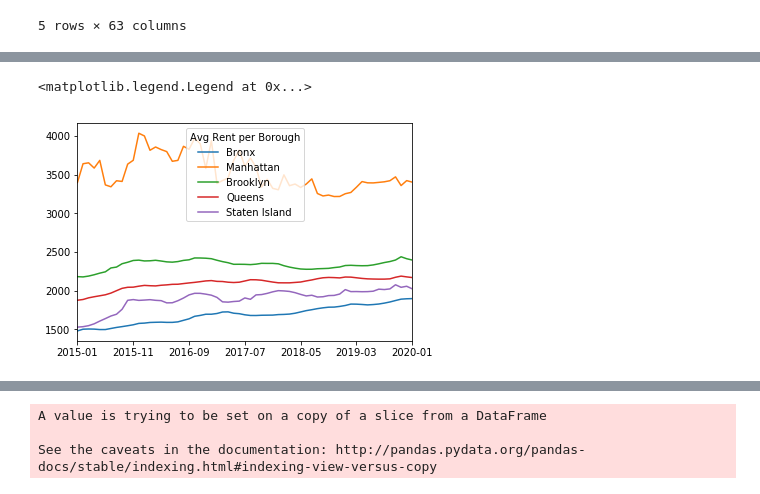
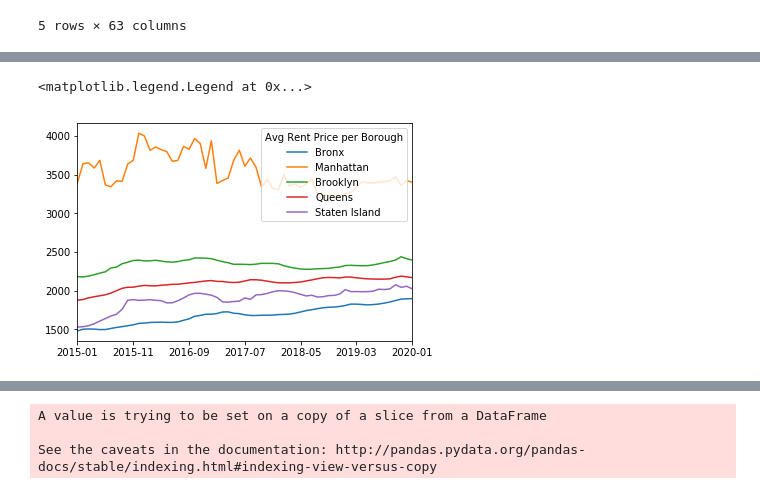
Before and after one commit to ShakedRj/NYC_Real_Estate, a Jupyter notebook: project_01_group_04.ipynb, the cells around one changed output, grey strips where cells are left out. Drawn from its saved outputs; the diff is of its cells as text; code cells hidden in the pictures.

Commit message:
graphs and plots

```diff
--- a/project_01_group_04.ipynb
+++ b/project_01_group_04.ipynb
@@ -197,17 +205,17 @@ See the caveats in the documentation: http://pandas.pydata.org/pandas-docs/stabl
 # %%
 stat_df_rent=rent_ny_df.drop(columns='Zip_Code')
 stat_df_rent.set_index(stat_df_rent['Borough'],inplace=True)
 stat_df_rent.drop(columns='Borough',inplace=True)
 stat_df_rent=stat_df_rent.groupby('Borough').mean()
 ax=stat_df_rent.loc['Bronx'].plot()
 stat_df_rent.loc['Manhattan'].plot(ax=ax)
 stat_df_rent.loc['Brooklyn'].plot(ax=ax)
 stat_df_rent.loc['Queens'].plot(ax=ax)
 stat_df_rent.loc['Staten Island'].plot(ax=ax)
-ax.legend(['Bronx','Manhattan','Brooklyn','Queens','Staten Island'],title='Avg Rent per Borough')
+ax.legend(['Bronx','Manhattan','Brooklyn','Queens','Staten Island'],title='Avg Rent Price per Borough')
 # %% [output]
 <matplotlib.legend.Legend at 0x...>
-[figure, old version]
+[figure, new version]
 # %%
 manhattan_rent_df=rent_ny_df[rent_ny_df['Borough']=='Manhattan']
 manhattan_rent_df.set_index(manhattan_rent_df['Zip_Code'],inplace=True)
```
Also changed, not shown: parts of 11 cells of this notebook.
